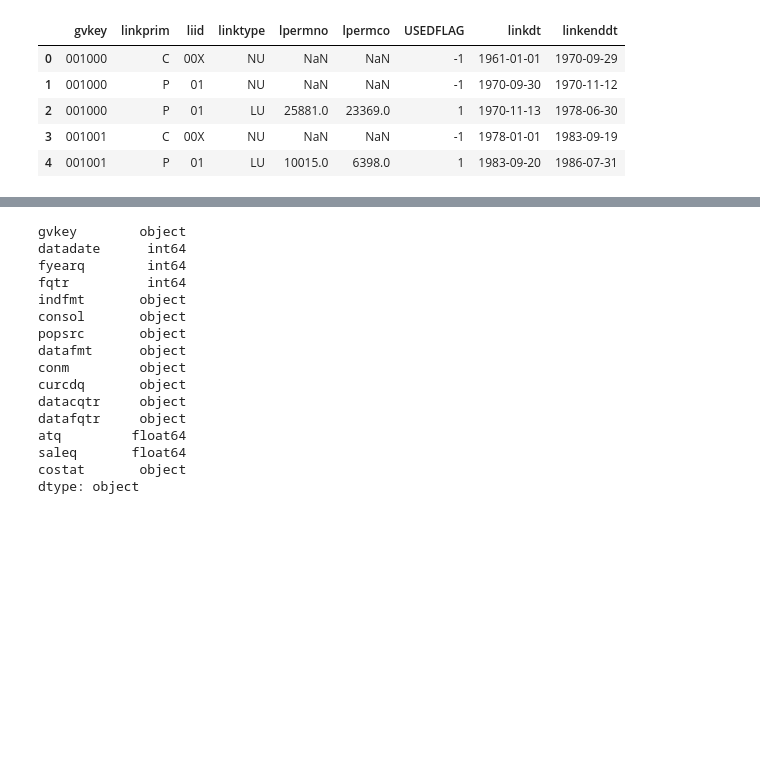
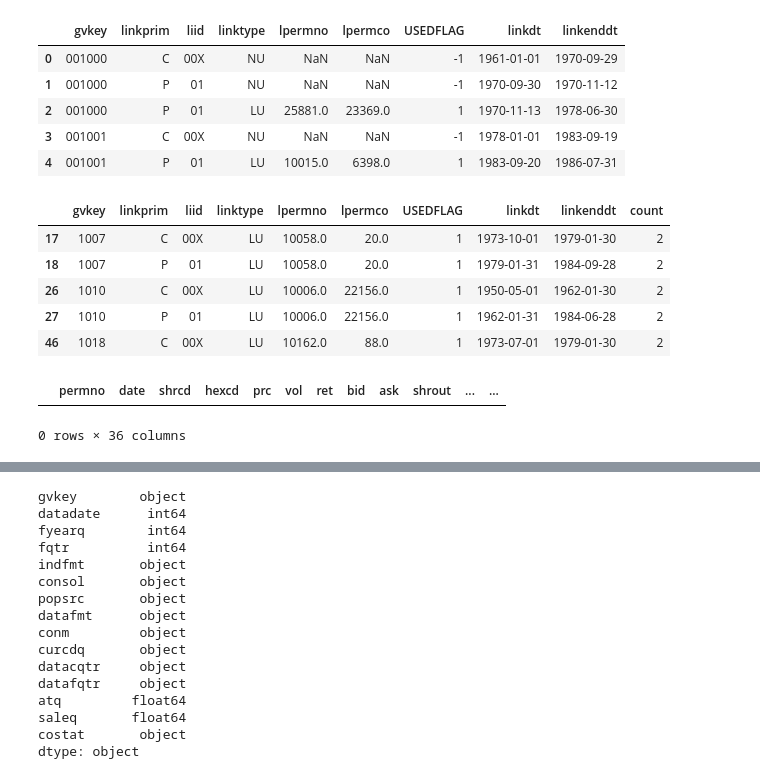
Before and after one commit to Sherry2Wei/QTFinal, a Jupyter notebook: table.ipynb, the cells around one changed output, grey strips where cells are left out. Cells and saved outputs as stored; diff of their text form; code cells hidden in the pictures; blank space fills up the shorter version.

```diff
--- a/table.ipynb
+++ b/table.ipynb
@@ -271,3 +273,12 @@ atq['gvkey'] = atq.gvkey.astype('str')
 linkTable['gvkey'] = linkTable.gvkey.astype('str')
 # %%
 linkTable['gvkey'] = linkTable.gvkey.astype('str')
+# %%
+linkTable.query('count == 2').head()
+# %% [output]
+|  | gvkey | linkprim | liid | linktype | lpermno | lpermco | USEDFLAG | linkdt | linkenddt | count |
+| 17 | 1007 | C | 00X | LU | 10058.0 | 20.0 | 1 | 1973-10-01 | 1979-01-30 | 2 |
+| 18 | 1007 | P | 01 | LU | 10058.0 | 20.0 | 1 | 1979-01-31 | 1984-09-28 | 2 |
+| 26 | 1010 | C | 00X | LU | 10006.0 | 22156.0 | 1 | 1950-05-01 | 1962-01-30 | 2 |
+| 27 | 1010 | P | 01 | LU | 10006.0 | 22156.0 | 1 | 1962-01-31 | 1984-06-28 | 2 |
+| 46 | 1018 | C | 00X | LU | 10162.0 | 88.0 | 1 | 1973-07-01 | 1979-01-30 | 2 |
@@ -273,0 +289,5 @@ linkTable['gvkey'] = linkTable.gvkey.astype('str')
+# %%
+divData.query('permno == 80071.0')
+# %% [output]
+|  | permno | date | shrcd | hexcd | prc | vol | ret | bid | ask | shrout | ... | ... |
+0 rows × 36 columns
```
Also changed, not shown: parts of 32 cells of this notebook.
